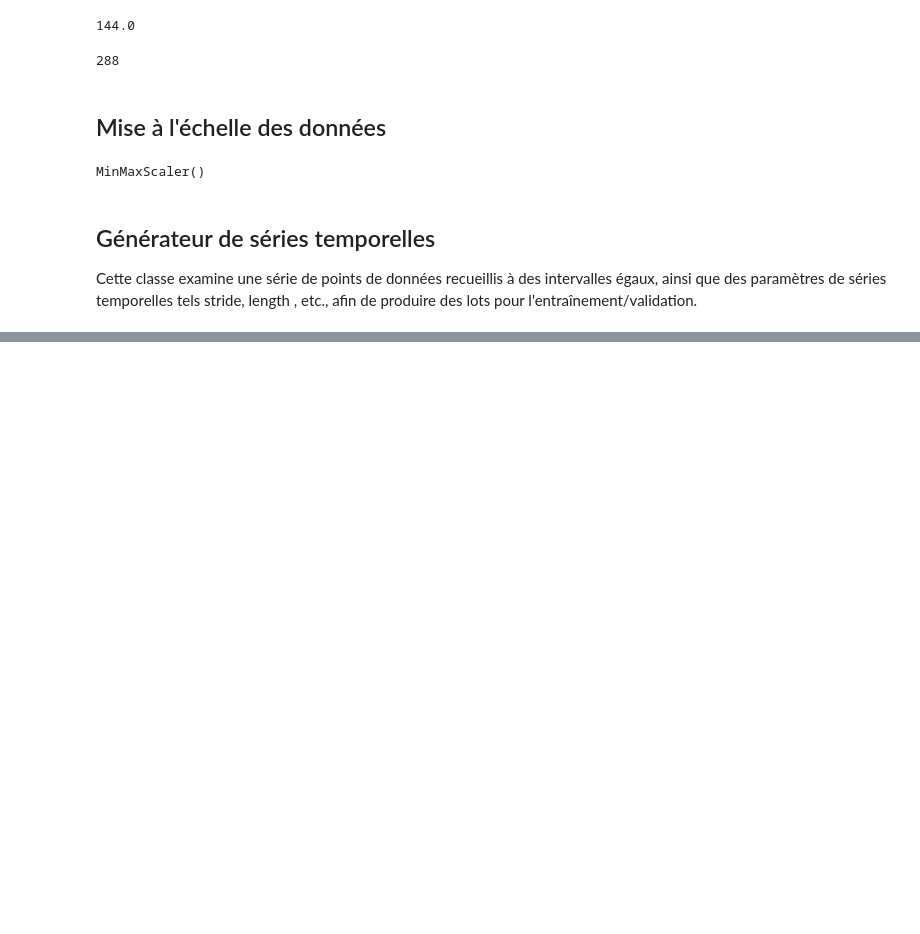
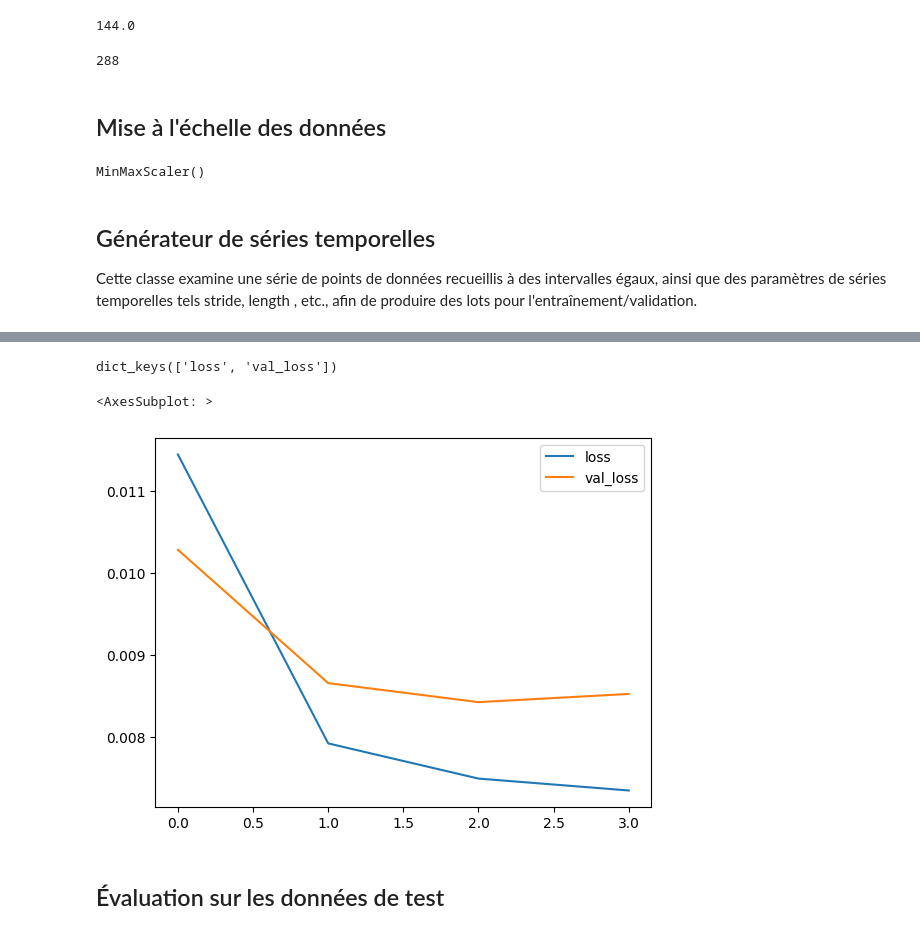
Before and after one commit to mouminaa/RNN, a Jupyter notebook: RNN_Mulitivaria.ipynb, the cells around one changed output, grey strips where cells are left out. Drawn from its saved outputs; the diff is of its cells as text; code cells hidden in the pictures; blank space fills up the shorter version.

```diff
--- a/RNN_Mulitivaria.ipynb
+++ b/RNN_Mulitivaria.ipynb
@@ -120,0 +217,11 @@ generator = TimeseriesGenerator(scaled_train, scaled_train,
+# %%
+# définir le modèle
+model = Sequential()
+
+# Couche LSTM
+model.add(LSTM(100,input_shape=(length,scaled_train.shape[1])))
+
+# Prédiction finale (un neurone par feature ou caractéristique)
+model.add(Dense(scaled_train.shape[1]))
+
+model.compile(optimizer='adam', loss='mse')
@@ -120,0 +253,10 @@ generator = TimeseriesGenerator(scaled_train, scaled_train,
+# %%
+from tensorflow.keras.callbacks import EarlyStopping
+
+early_stop = EarlyStopping(monitor='val_loss',patience=1)
+validation_generator = TimeseriesGenerator(scaled_test,scaled_test,
+                                           length=length, batch_size=batch_size)
+# %%
+model.fit(generator,epochs=10,
+                    validation_data=validation_generator,
+                   callbacks=[early_stop])
@@ -120,0 +295,12 @@ generator = TimeseriesGenerator(scaled_train, scaled_train,
+# %%
+model.history.history.keys()
+# %% [output]
+dict_keys(['loss', 'val_loss'])
+# %%
+losses = pd.DataFrame(model.history.history)
+losses.plot()
+# %% [output]
+<AxesSubplot: >
+[figure, added]
+# %% [markdown]
+## Évaluation sur les données de test
```
Also changed, not shown: parts of 44 cells of this notebook.
